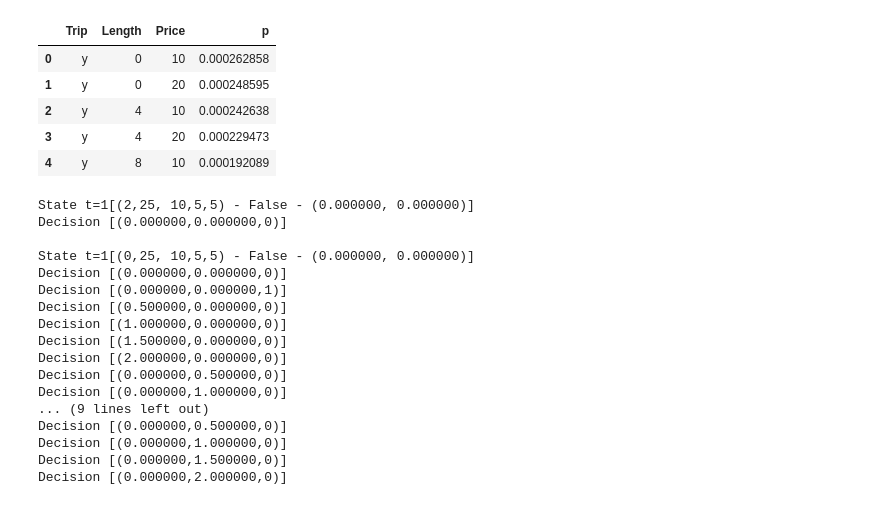
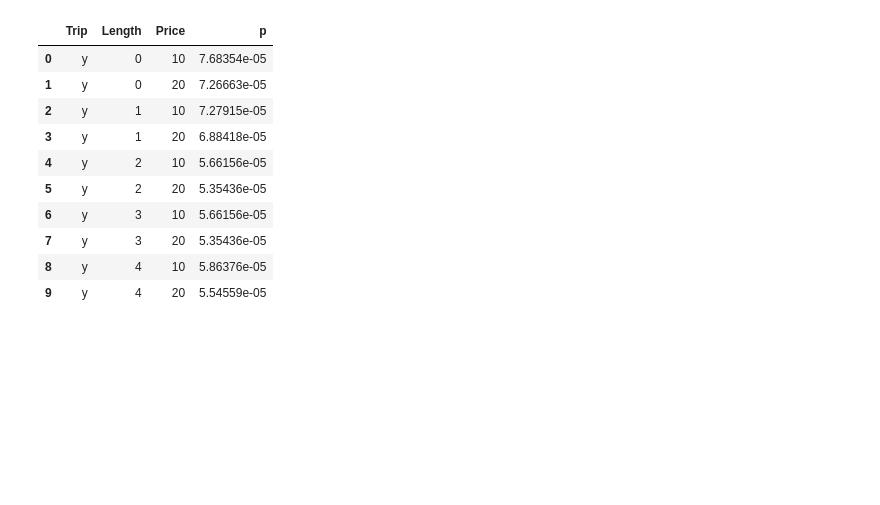
Before and after one commit to thummelt/master-thesis, a Jupyter notebook: code/src/Value_Iteration.ipynb, the cells around one changed output. Drawn from its saved outputs; the diff is of its cells as text; code cells hidden in the pictures; blank space fills up the shorter version.

```diff
--- a/code/src/Value_Iteration.ipynb
+++ b/code/src/Value_Iteration.ipynb
@@ -11,41 +9,21 @@ from modules.probabilities import Probabilities
 # %%
-# Derive Probabilties for transition
+# (1) Derive Probabilties for transition
+
+from src.modules.probabilities import Probabilities
+
 np.random.seed(14)
 prob = Probabilities()
 
-prob.getProbabilities(300).head()
+prob.getProbabilities(300).head(10)
 # %% [output]
 |  | Trip | Length | Price | p |
-| 0 | y | 0 | 10 | 0.000262858 |
-| 1 | y | 0 | 20 | 0.000248595 |
-| 2 | y | 4 | 10 | 0.000242638 |
-| 3 | y | 4 | 20 | 0.000229473 |
-| 4 | y | 8 | 10 | 0.000192089 |
+| 0 | y | 0 | 10 | 7.68354e-05 |
+| 1 | y | 0 | 20 | 7.26663e-05 |
+| 2 | y | 1 | 10 | 7.27915e-05 |
+| 3 | y | 1 | 20 | 6.88418e-05 |
+| 4 | y | 2 | 10 | 5.66156e-05 |
+| 5 | y | 2 | 20 | 5.35436e-05 |
+| 6 | y | 3 | 10 | 5.66156e-05 |
+| 7 | y | 3 | 20 | 5.35436e-05 |
+| 8 | y | 4 | 10 | 5.86376e-05 |
+| 9 | y | 4 | 20 | 5.54559e-05 |
-# %%
-from modules.app import App
-a = App()
-ss = a.constructStates()
-for s in ss:
-    print(s.__str__())
-    for d in a.constructDecisions(s):
-        print(d.__str__())
-
-    print()
-# %% [output]
-State t=1[(2,25, 10,5,5) - False - (0.000000, 0.000000)]
-Decision [(0.000000,0.000000,0)]
-
-State t=1[(0,25, 10,5,5) - False - (0.000000, 0.000000)]
-Decision [(0.000000,0.000000,0)]
-Decision [(0.000000,0.000000,1)]
-Decision [(0.500000,0.000000,0)]
-Decision [(1.000000,0.000000,0)]
-Decision [(1.500000,0.000000,0)]
-Decision [(2.000000,0.000000,0)]
-Decision [(0.000000,0.500000,0)]
-Decision [(0.000000,1.000000,0)]
-... (9 lines left out)
-Decision [(0.000000,0.500000,0)]
-Decision [(0.000000,1.000000,0)]
-Decision [(0.000000,1.500000,0)]
-Decision [(0.000000,2.000000,0)]
```
Also changed, not shown: parts of 8 cells of this notebook, 8 other files.
